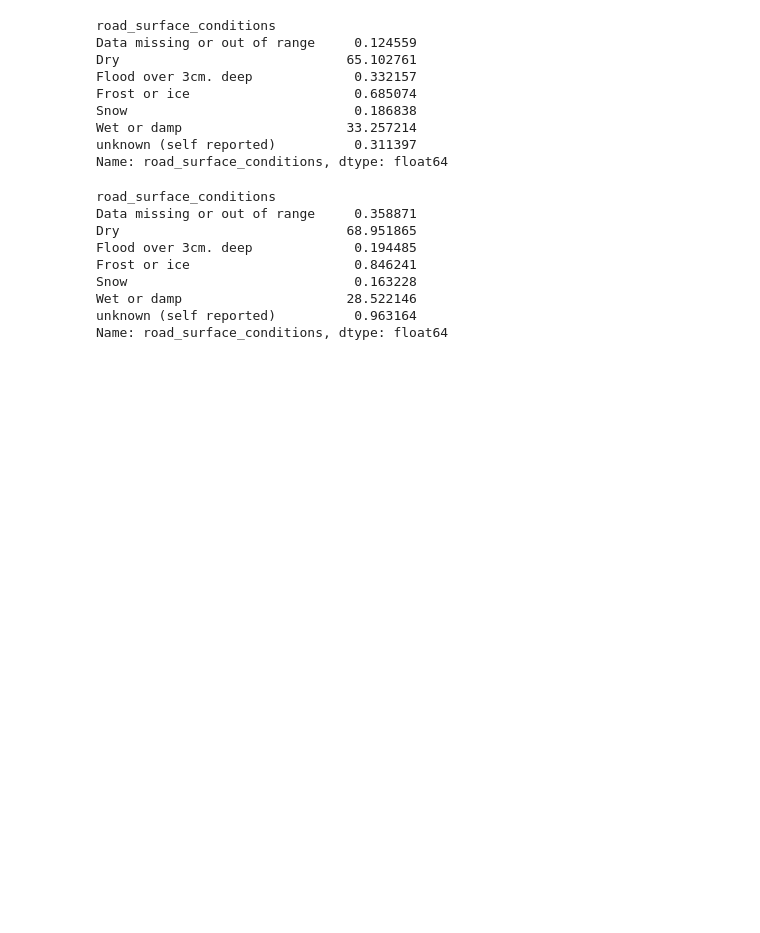
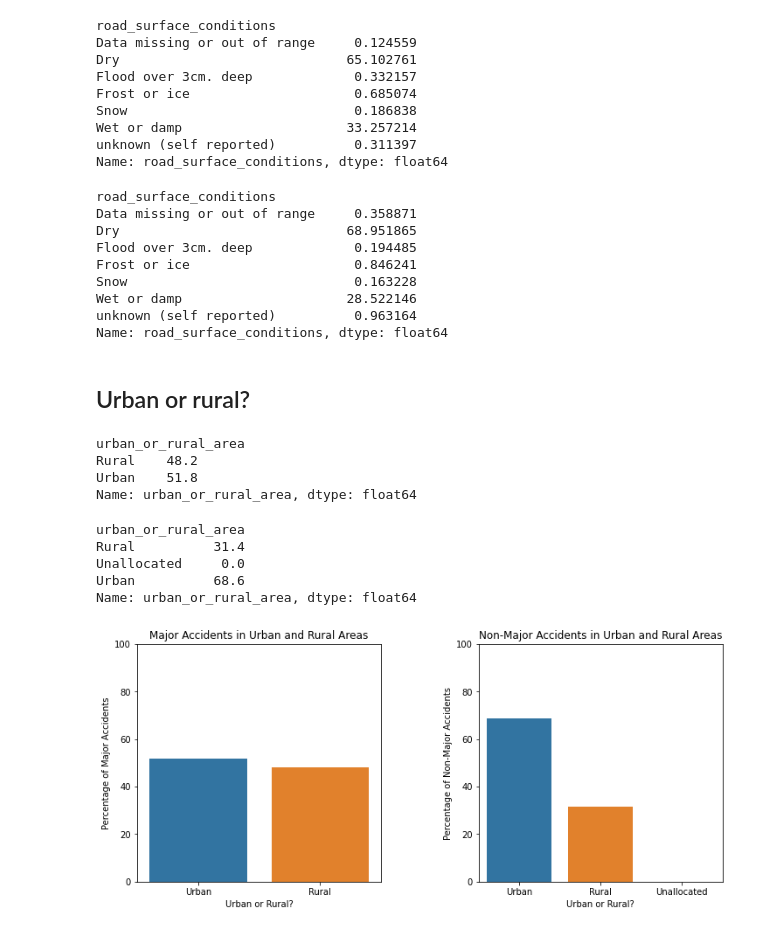
Before and after one commit to teruki-i/high_fatality_accidents, a Jupyter notebook: notebook.ipynb, the cells around one changed output. Cells and saved outputs as stored; diff of their text form; code cells hidden in the pictures; blank space fills up the shorter version.

```diff
--- a/notebook.ipynb
+++ b/notebook.ipynb
@@ -599,3 +651,42 @@ Snow                             0.163228
 Wet or damp                     28.522146
 unknown (self reported)          0.963164
 Name: road_surface_conditions, dtype: float64
+# %% [markdown]
+## Urban or rural?
+# %%
+major_urban_rural=major_accidents.groupby('urban_or_rural_area')['urban_or_rural_area'].count()/len(major_accidents)*100
+print(round(major_urban_rural,1))
+# %% [output]
+urban_or_rural_area
+Rural    48.2
+Urban    51.8
+Name: urban_or_rural_area, dtype: float64
+# %%
+non_major_urban_rural=non_major.groupby('urban_or_rural_area')['urban_or_rural_area'].count()/len(non_major)*100
+print(round(non_major_urban_rural,1))
+# %% [output]
+urban_or_rural_area
+Rural          31.4
+Unallocated     0.0
+Urban          68.6
+Name: urban_or_rural_area, dtype: float64
+# %%
+# plot the percentages of non-major and major accidents by whether they're in urban or rural areas
+fig, axes = plt.subplots(1, 2, figsize=(12,5))
+
+sns.barplot(x=major_urban_rural.index, y=major_urban_rural, ax=axes[0], order=['Urban','Rural'])
+axes[0].set_xlabel("Urban or Rural?")
+axes[0].set_ylabel("Percentage of Major Accidents")
+axes[0].set_title("Major Accidents in Urban and Rural Areas")
+axes[0].set(ylim=(0,100))
+
+sns.barplot(x=non_major_urban_rural.index, y=non_major_urban_rural, ax=axes[1], order=['Urban','Rural','Unallocated'])
+axes[1].set_xlabel("Urban or Rural?")
+axes[1].set_ylabel("Percentage of Non-Major Accidents")
+axes[1].set_title("Non-Major Accidents in Urban and Rural Areas")
+axes[1].set(ylim=(0,100))
+
+plt.subplots_adjust(wspace = 0.4)
+plt.show()
+# %% [output]
+[figure, added]
```
Also changed, not shown: parts of 16 cells of this notebook.
